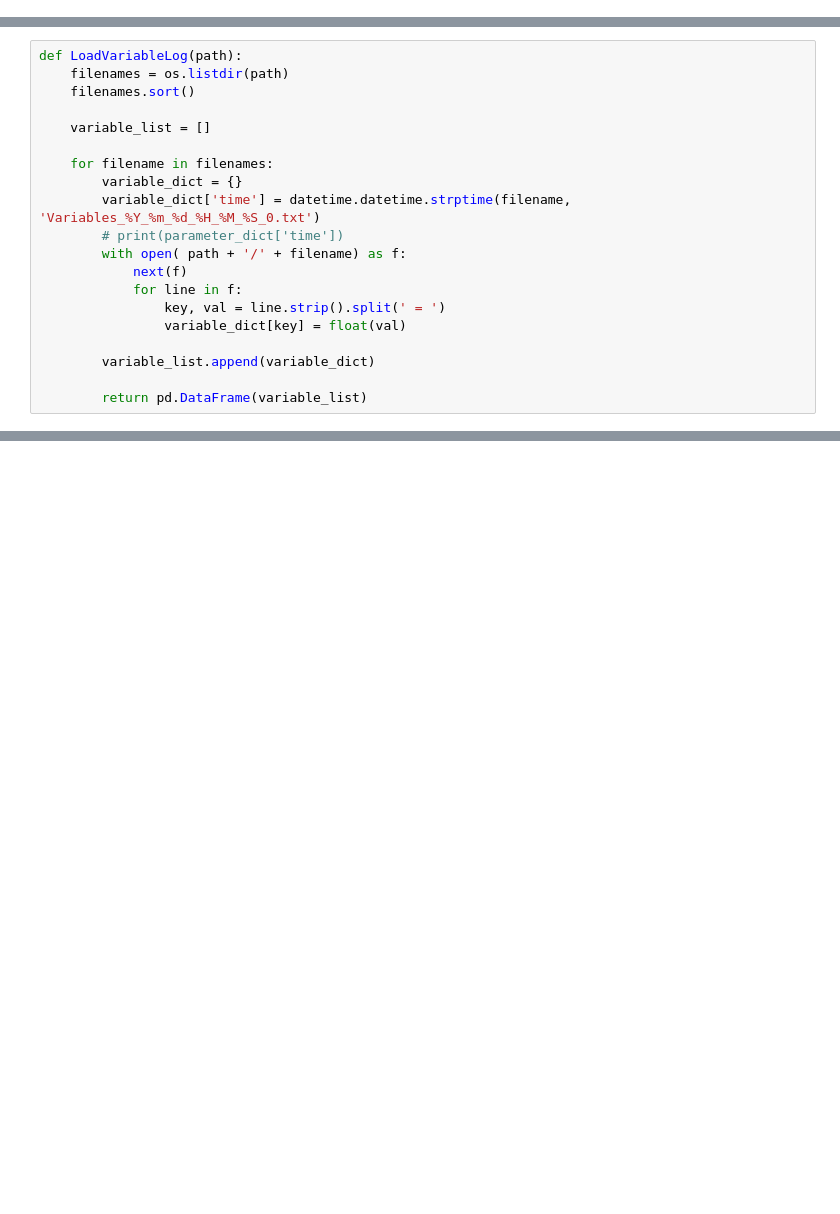
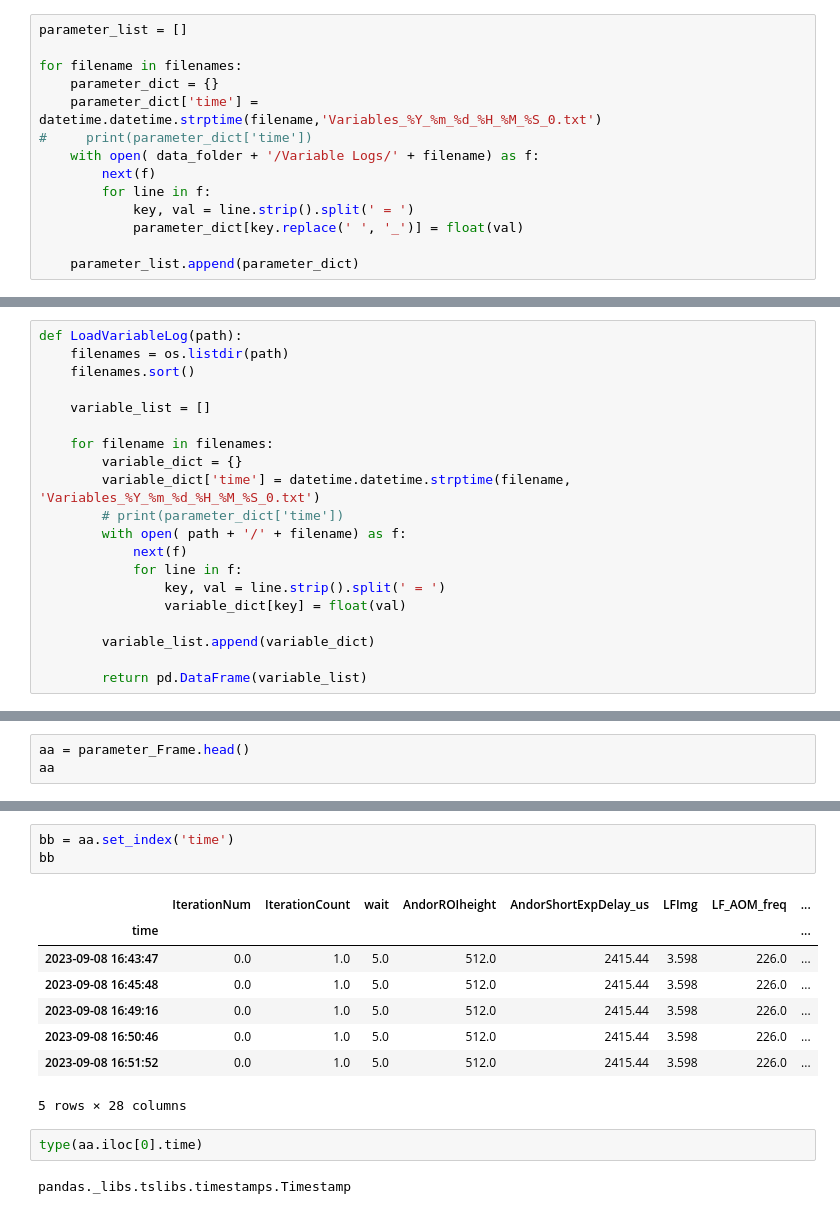
Before and after one commit to insommer/AnalysisCode, a Jupyter notebook: Applications/Coding Test.ipynb, the cells around one changed output, grey strips where cells are left out. Cells and saved outputs as stored; diff of their text form; blank space fills up the shorter version.

```diff
--- a/Applications/Coding Test.ipynb
+++ b/Applications/Coding Test.ipynb
@@ -344,0 +94,14 @@ mydict[5]
+# %%
+parameter_list = []
+
+for filename in filenames:
+    parameter_dict = {}
+    parameter_dict['time'] = datetime.datetime.strptime(filename,'Variables_%Y_%m_%d_%H_%M_%S_0.txt')
+#     print(parameter_dict['time'])
+    with open( data_folder + '/Variable Logs/' + filename) as f:
+        next(f)
+        for line in f:
+            key, val = line.strip().split(' = ')
+            parameter_dict[key.replace(' ', '_')] = float(val)
+
+    parameter_list.append(parameter_dict)
@@ -656,0 +671,3 @@ LoadVariableLog(data_folder+'/Variable Logs')
+# %%
+aa = parameter_Frame.head()
+aa
@@ -656,0 +682,16 @@ LoadVariableLog(data_folder+'/Variable Logs')
+# %%
+bb = aa.set_index('time')
+bb
+# %% [output]
+|  | IterationNum | IterationCount | wait | AndorROIheight | AndorShortExpDelay_us | LFImg | LF_AOM_freq | ... |
+| time |  |  |  |  |  |  |  | ... |
+| 2023-09-08 16:43:47 | 0.0 | 1.0 | 5.0 | 512.0 | 2415.44 | 3.598 | 226.0 | ... |
+| 2023-09-08 16:45:48 | 0.0 | 1.0 | 5.0 | 512.0 | 2415.44 | 3.598 | 226.0 | ... |
+| 2023-09-08 16:49:16 | 0.0 | 1.0 | 5.0 | 512.0 | 2415.44 | 3.598 | 226.0 | ... |
+| 2023-09-08 16:50:46 | 0.0 | 1.0 | 5.0 | 512.0 | 2415.44 | 3.598 | 226.0 | ... |
+| 2023-09-08 16:51:52 | 0.0 | 1.0 | 5.0 | 512.0 | 2415.44 | 3.598 | 226.0 | ... |
+5 rows × 28 columns
+# %%
+type(aa.iloc[0].time)
+# %% [output]
+pandas._libs.tslibs.timestamps.Timestamp
```
Also changed, not shown: parts of 147 cells of this notebook, 2 other files.
